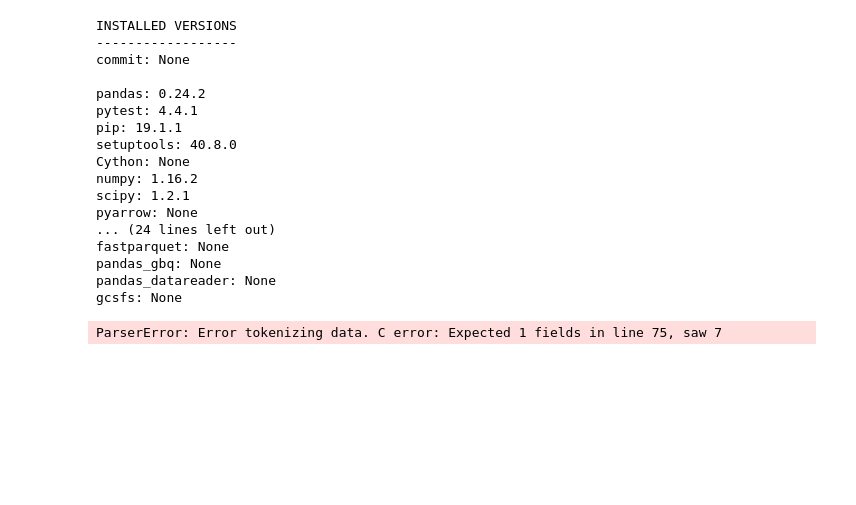
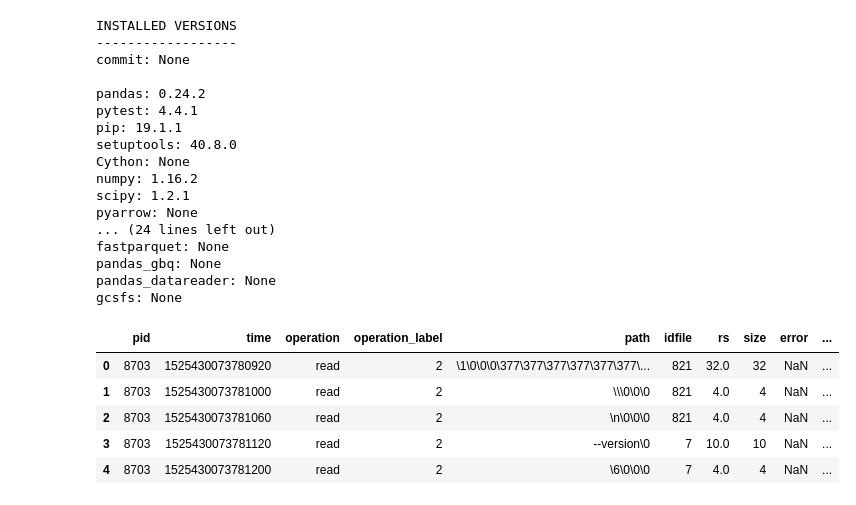
Before and after one commit to YlmRdm/mlio, a Jupyter notebook: notebooks/00-initial-exploration.ipynb, the cells around one changed output. Saved outputs shown, nothing was run; the diff lists cells and outputs as text; code cells hidden in the pictures; blank space fills up the shorter version.

```diff
--- a/notebooks/00-initial-exploration.ipynb
+++ b/notebooks/00-initial-exploration.ipynb
@@ -50,8 +50,13 @@ pandas_gbq: None
 pandas_datareader: None
 gcsfs: None
 # %%
-data_fname = os.path.join(PROJ_ROOT, 'data', 'raw', 'data.csv')
-dframe = pd.read_csv(data_fname, header=None)
-dframe.head()
+data = os.path.join(PROJ_ROOT, 'data', 'raw', 'data.csv')
+df = pd.read_csv(data)
+df.head()
 # %% [output]
-ParserError: Error tokenizing data. C error: Expected 1 fields in line 75, saw 7
+|  | pid | time | operation | operation_label | path | idfile | rs | size | error | ... |
+| 0 | 8703 | 1525430073780920 | read | 2 | \1\0\0\0\377\377\377\377\377\377\... | 821 | 32.0 | 32 | NaN | ... |
+| 1 | 8703 | 1525430073781000 | read | 2 | \\\0\0\0 | 821 | 4.0 | 4 | NaN | ... |
+| 2 | 8703 | 1525430073781060 | read | 2 | \n\0\0\0 | 821 | 4.0 | 4 | NaN | ... |
+| 3 | 8703 | 1525430073781120 | read | 2 | --version\0 | 7 | 10.0 | 10 | NaN | ... |
+| 4 | 8703 | 1525430073781200 | read | 2 | \6\0\0\0 | 7 | 4.0 | 4 | NaN | ... |
```
Also changed, not shown: parts of 2 cells of this notebook, 7 other files.
